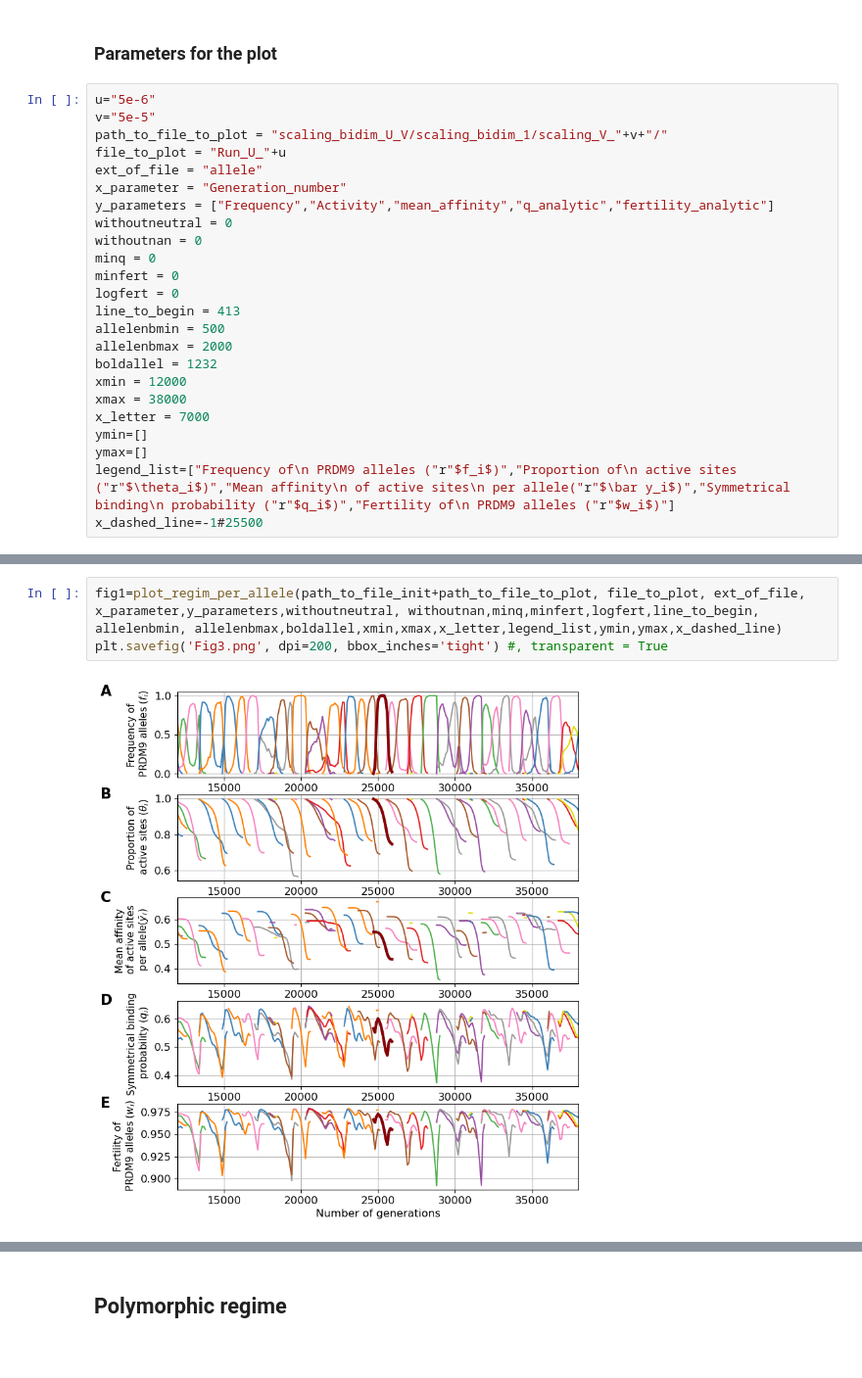
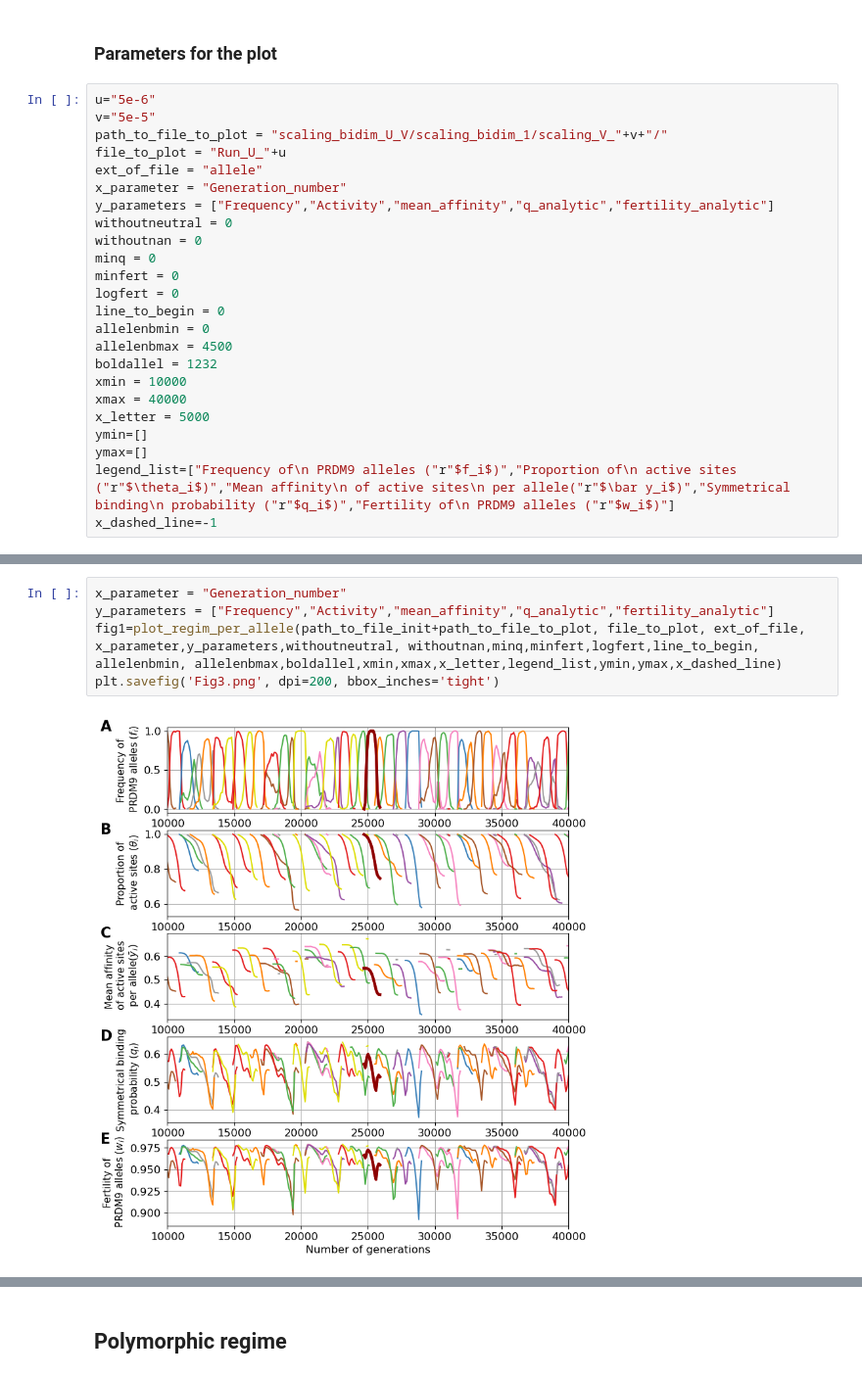
Before and after one commit to alicegenestier/Red_Queen_PRDM0_Panmictic, a Jupyter notebook: graphics_and_interpretations/Red_Queen_observation/Red_Queen_dynamics_without_dosage/Graphic_Red_Queen_without_dosage.ipynb, the cells around one changed output, grey strips where cells are left out. Shown at 98% size. Saved outputs shown, nothing was run; the diff lists cells and outputs as text.

```diff
--- a/graphics_and_interpretations/Red_Queen_observation/Red_Queen_dynamics_without_dosage/Graphic_Red_Queen_without_dosage.ipynb
+++ b/graphics_and_interpretations/Red_Queen_observation/Red_Queen_dynamics_without_dosage/Graphic_Red_Queen_without_dosage.ipynb
@@ -174,14 +174,14 @@ withoutnan = 0
 minq = 0
 minfert = 0
 logfert = 0
-line_to_begin = 413
-allelenbmin = 500
-allelenbmax = 2000
+line_to_begin = 0
+allelenbmin = 0
+allelenbmax = 4500
 boldallel = 1232
-xmin = 12000
-xmax = 38000
-x_letter = 7000
+xmin = 10000
+xmax = 40000
+x_letter = 5000
 ymin=[]
 ymax=[]
 legend_list=["Frequency of\n PRDM9 alleles ("r"$f_i$)","Proportion of\n active sites ("r"$\theta_i$)","Mean affinity\n of active sites\n per allele("r"$\bar y_i$)","Symmetrical binding\n probability ("r"$q_i$)","Fertility of\n PRDM9 alleles ("r"$w_i$)"]
-x_dashed_line=-1#25500
+x_dashed_line=-1
@@ -190,6 +190,8 @@ x_dashed_line=-1#25500
 # %%
+x_parameter = "Generation_number"
+y_parameters = ["Frequency","Activity","mean_affinity","q_analytic","fertility_analytic"]
 fig1=plot_regim_per_allele(path_to_file_init+path_to_file_to_plot, file_to_plot, ext_of_file, x_parameter,y_parameters,withoutneutral, withoutnan,minq,minfert,logfert,line_to_begin, allelenbmin, allelenbmax,boldallel,xmin,xmax,x_letter,legend_list,ymin,ymax,x_dashed_line)
-plt.savefig('Fig3.png', dpi=200, bbox_inches='tight') #, transparent = True
+plt.savefig('Fig3.png', dpi=200, bbox_inches='tight')
 # %% [output]
-[figure, old version]
+[figure, new version]
 # %% [markdown]
```
Also changed, not shown: parts of 19 cells of this notebook, 25 other files.
